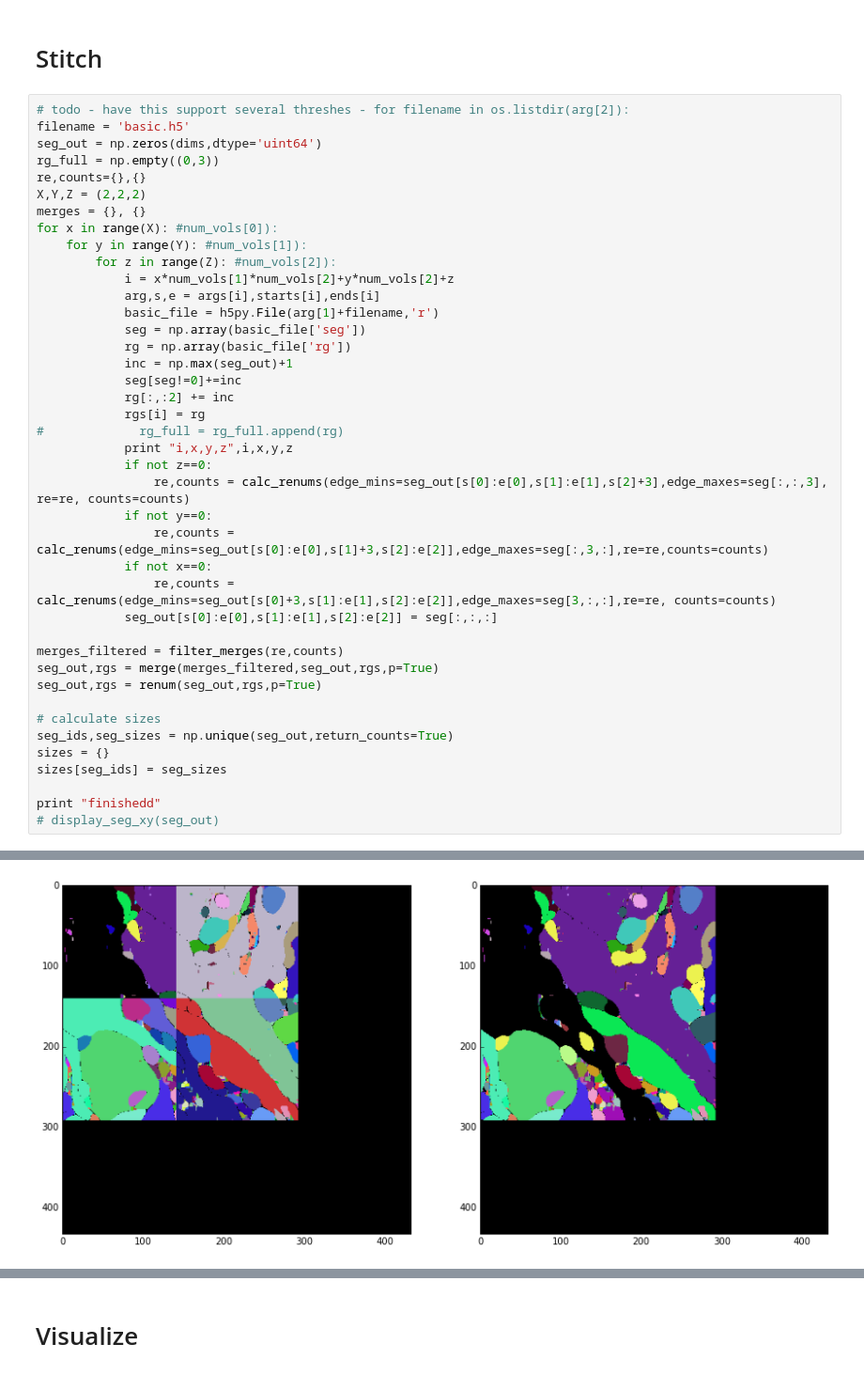
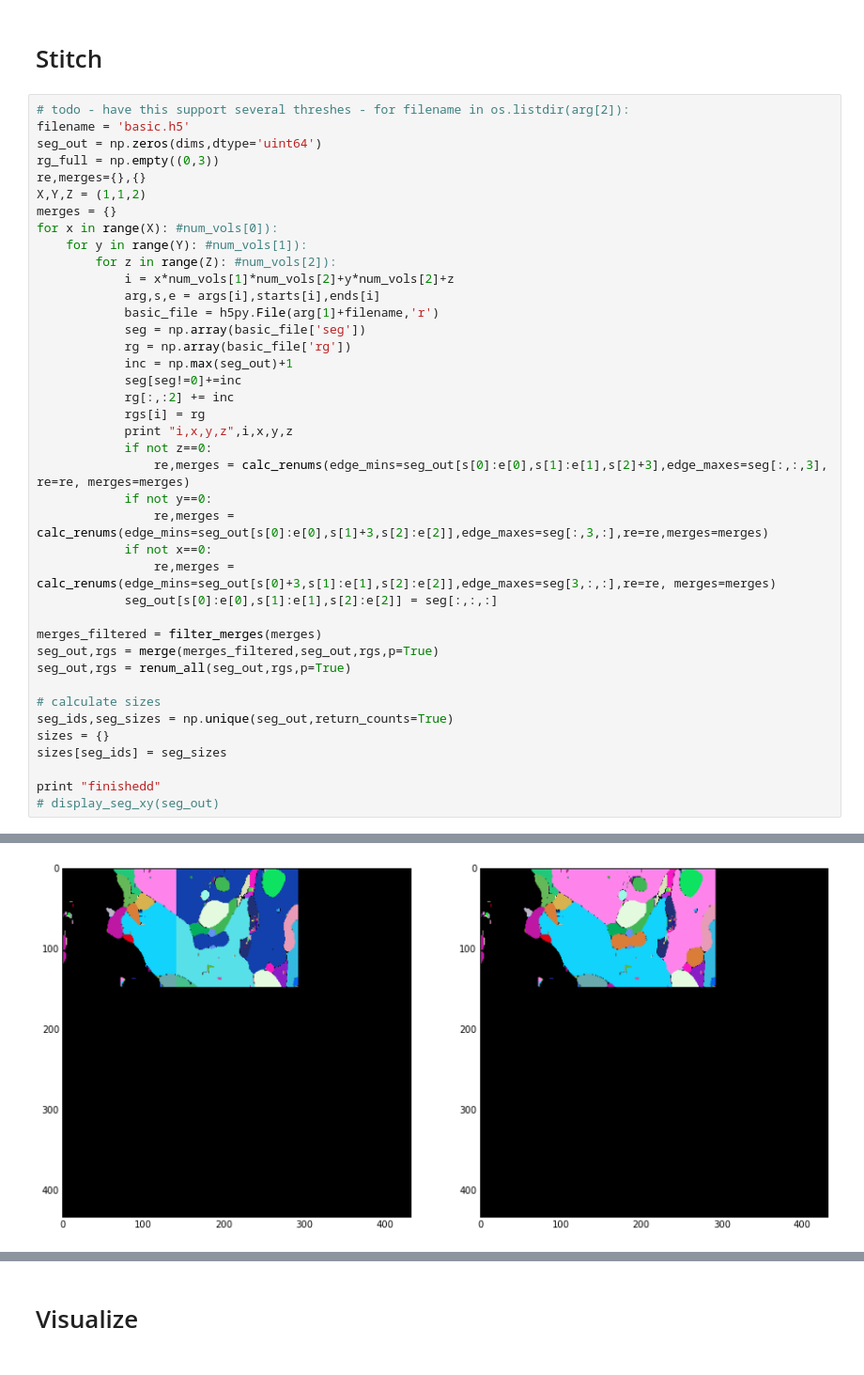
Before and after one commit to csinva/conv-net-scripts, a Jupyter notebook: src_cython/par_tests_3.ipynb, the cells around one changed output, grey strips where cells are left out. Shown at 94% size. Drawn from its saved outputs; the diff is of its cells as text.

```diff
--- a/src_cython/par_tests_3.ipynb
+++ b/src_cython/par_tests_3.ipynb
@@ -99,9 +99,9 @@ p.map(zwshed_h5_par, args)
 filename = 'basic.h5'
 seg_out = np.zeros(dims,dtype='uint64')
 rg_full = np.empty((0,3))
-re,counts={},{}
-X,Y,Z = (2,2,2)
-merges = {}, {}
+re,merges={},{}
+X,Y,Z = (1,1,2)
+merges = {}
 for x in range(X): #num_vols[0]):
     for y in range(Y): #num_vols[1]):
         for z in range(Z): #num_vols[2]):
@@ -114,19 +114,18 @@ for x in range(X): #num_vols[0]):
             seg[seg!=0]+=inc
             rg[:,:2] += inc
             rgs[i] = rg
-#             rg_full = rg_full.append(rg)
             print "i,x,y,z",i,x,y,z
             if not z==0:
-                re,counts = calc_renums(edge_mins=seg_out[s[0]:e[0],s[1]:e[1],s[2]+3],edge_maxes=seg[:,:,3], re=re, counts=counts)
+                re,merges = calc_renums(edge_mins=seg_out[s[0]:e[0],s[1]:e[1],s[2]+3],edge_maxes=seg[:,:,3], re=re, merges=merges)
             if not y==0:
-                re,counts = calc_renums(edge_mins=seg_out[s[0]:e[0],s[1]+3,s[2]:e[2]],edge_maxes=seg[:,3,:],re=re,counts=counts)
+                re,merges = calc_renums(edge_mins=seg_out[s[0]:e[0],s[1]+3,s[2]:e[2]],edge_maxes=seg[:,3,:],re=re,merges=merges)
             if not x==0:
-                re,counts = calc_renums(edge_mins=seg_out[s[0]+3,s[1]:e[1],s[2]:e[2]],edge_maxes=seg[3,:,:],re=re, counts=counts)
+                re,merges = calc_renums(edge_mins=seg_out[s[0]+3,s[1]:e[1],s[2]:e[2]],edge_maxes=seg[3,:,:],re=re, merges=merges)
             seg_out[s[0]:e[0],s[1]:e[1],s[2]:e[2]] = seg[:,:,:]
 
-merges_filtered = filter_merges(re,counts)
+merges_filtered = filter_merges(merges)
 seg_out,rgs = merge(merges_filtered,seg_out,rgs,p=True)
-seg_out,rgs = renum(seg_out,rgs,p=True)
+seg_out,rgs = renum_all(seg_out,rgs,p=True)
 
 # calculate sizes
 seg_ids,seg_sizes = np.unique(seg_out,return_counts=True)
@@ -151,2 +144,2 @@ i,x,y,z 13 1 1 1
-[figure, old version]
+[figure, new version]
 merging rgs...
```
Also changed, not shown: parts of 4 cells of this notebook.
